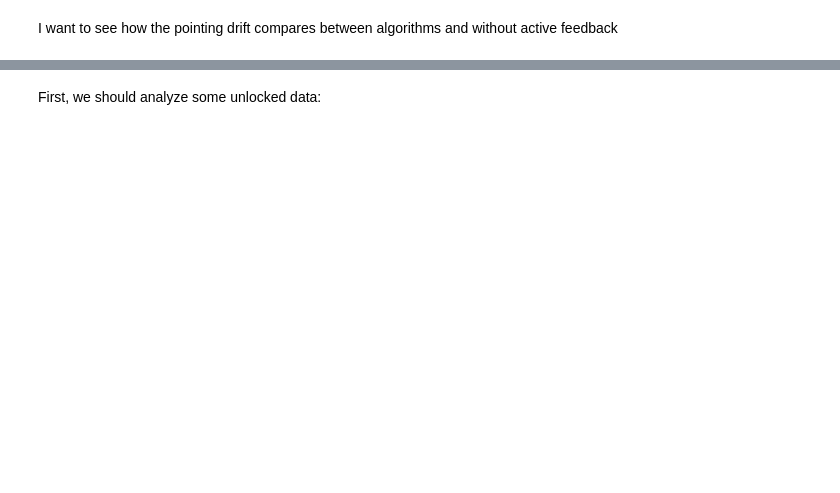
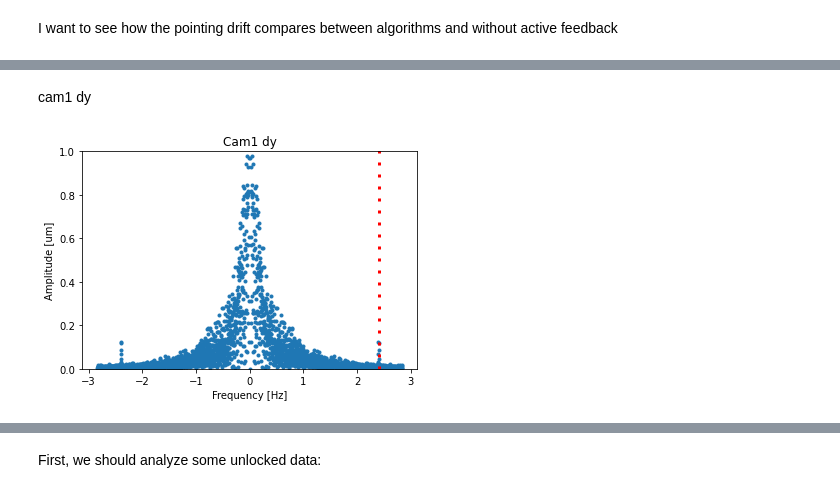
Before and after one commit to aglinn/LaserPointLock, a Jupyter notebook: Characterizing PointLock Algorithms.ipynb, the cells around one changed output, grey strips where cells are left out. Drawn from its saved outputs; the diff is of its cells as text; code cells hidden in the pictures; blank space fills up the shorter version.

```diff
--- a/Characterizing PointLock Algorithms.ipynb
+++ b/Characterizing PointLock Algorithms.ipynb
@@ -7,0 +191,20 @@ from Packages.UpdateManager import UpdateManager
+# %% [markdown]
+cam1
+dy
+# %%
+fig, ax = plt.subplots()
+plt.plot(Frequency_Domain[0], np.abs(FrequencyData[1]), ".")
+n = np.arange(1)+1
+Nu_0 = 2.41
+#Nu_0=1.2
+Harmonics = Nu_0*n
+for harmonic in Harmonics:
+    plt.plot([harmonic, harmonic],[0,FrequencyData[1].max()], 'r',ls=(0,(1,3)),linewidth=3)
+plt.xlabel("Frequency [Hz]")
+plt.ylabel("Amplitude [um]")
+plt.ylim(0, 1)
+#plt.xlim(0,30)
+plt.title("Cam1 dy")
+plt.savefig("cam_1_dy", box='tight')
+# %% [output]
+[figure, added]
```
Also changed, not shown: parts of 42 cells of this notebook, 5 other files.
